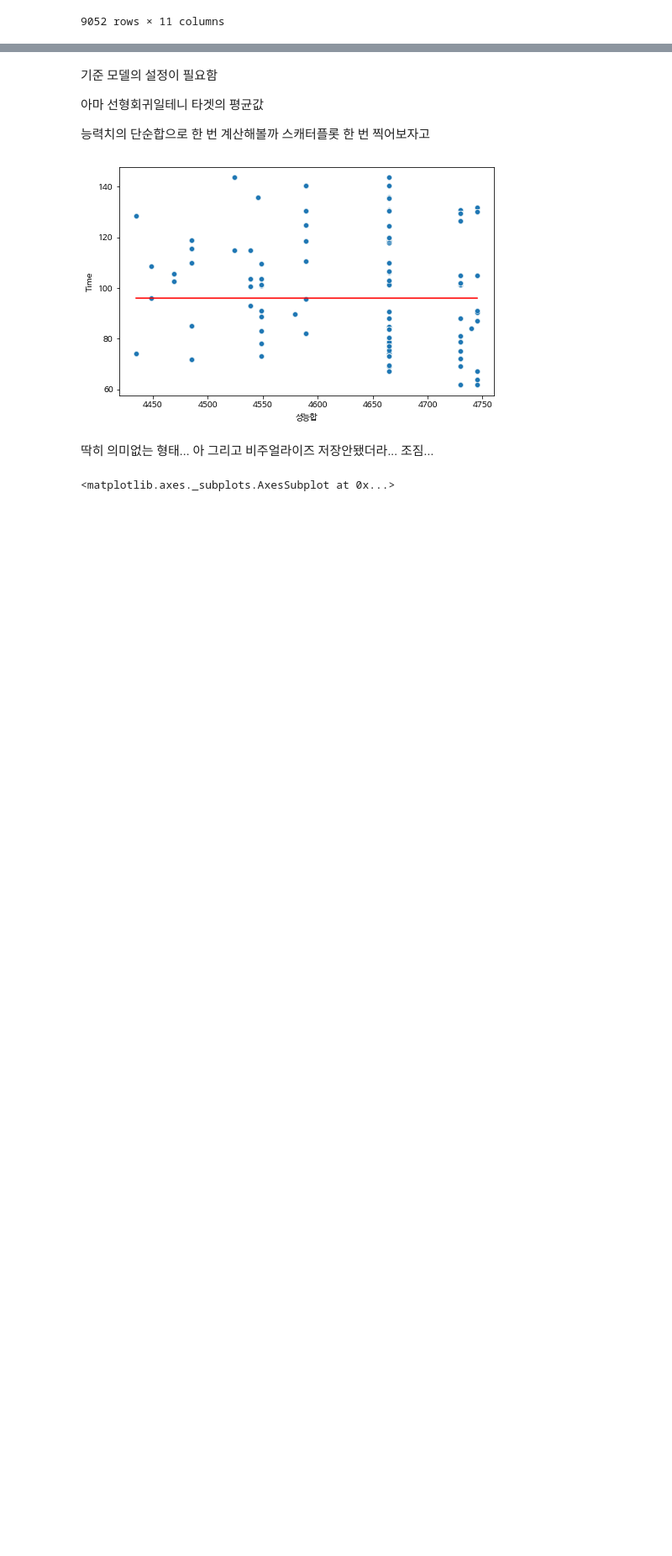
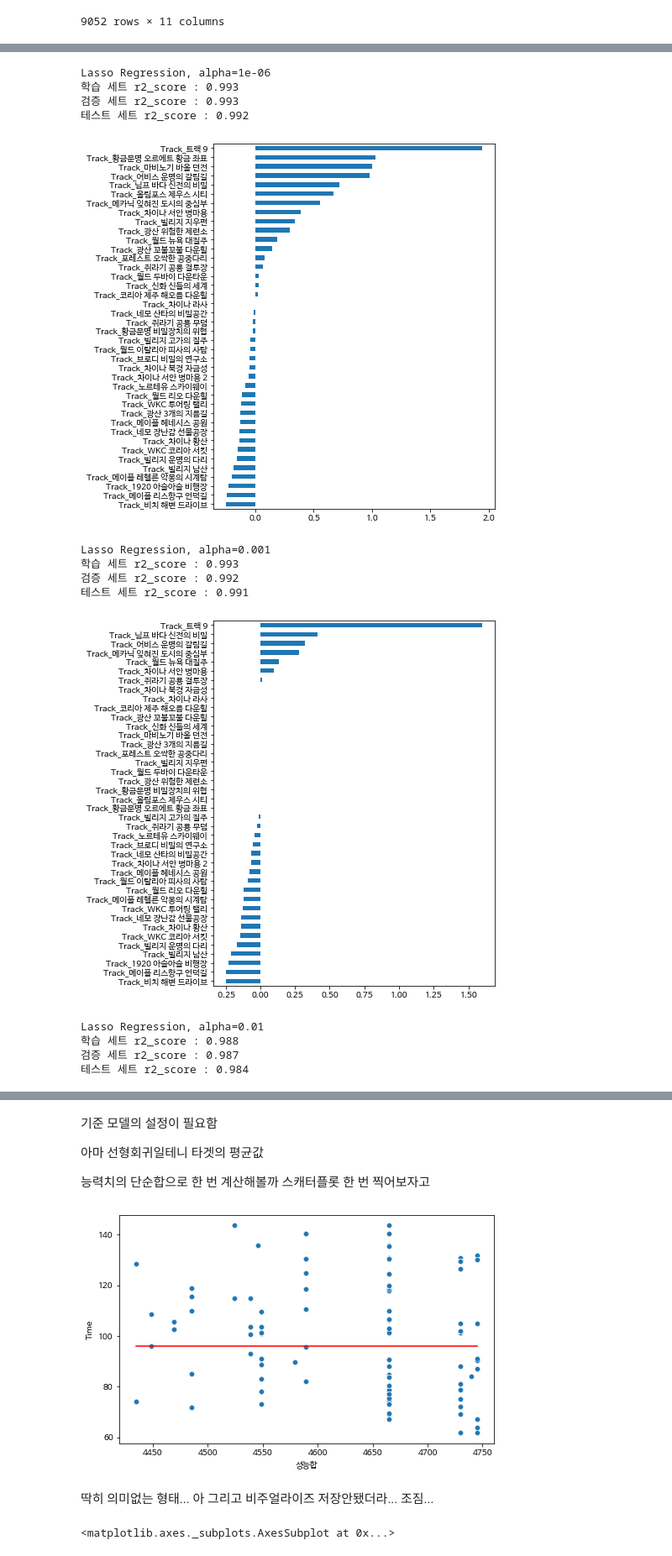
Before and after one commit to ORCT/ds-section2-project, a Jupyter notebook: Modeling.ipynb, the cells around one changed output, grey strips where cells are left out. Shown at 84% size. Saved outputs shown, nothing was run; the diff lists cells and outputs as text; code cells hidden in the pictures; blank space fills up the shorter version.

```diff
--- a/Modeling.ipynb
+++ b/Modeling.ipynb
@@ -59,0 +120,3 @@ df
+# %%
+df.drop(['Match_Id'], axis=1, inplace=True)
+df.info()
@@ -59,0 +397,11 @@ df
+# %%
+# ridgecv로 학습
+alphas = np.arange(1, 100, 10)
+ridge = RidgeCV(alphas=alphas, cv=5)
+ridge.fit(X_train_ohe, y_train)
+
+print("alpha: ", ridge.alpha_)
+
+
+# 성능 확인
+ridge_train, ridge_val, ridge_test = print_score(ridge, X_train_ohe, y_train, X_test_ohe, y_test)
@@ -59,0 +434,38 @@ df
+# %%
+"""
+패널티값(alpha)이 커질수록 회귀계수가 작아지는 것을 그래프로 확인해보세요.
+"""
+
+for alpha in [0.000001, 0.001, 0.01, 1.0, 100]:
+
+    print(f'Lasso Regression, alpha={alpha}')
+
+    # Ridge 모델 학습
+    lasso = Lasso(alpha=alpha)
+    lasso.fit(X_train_ohe, y_train)
+
+    # 성능 확인
+    print_score(lasso, X_train_ohe, y_train, X_test_ohe, y_test)
+
+    # plot coefficients
+    # 절대값 상위 40개의 회귀계수만 그래프에 나타냈습니다.
+    coefficients = pd.Series(lasso.coef_, X_train_ohe.columns)
+    idx = np.abs(coefficients).head(40).index
+    plt.figure(figsize=(6, 8))
+    coefficients[idx].sort_values().plot.barh()
+    plt.show()
+# %% [output]
+Lasso Regression, alpha=1e-06
+학습 세트 r2_score : 0.993
+검증 세트 r2_score : 0.993
+테스트 세트 r2_score : 0.992
+[figure, added]
+Lasso Regression, alpha=0.001
+학습 세트 r2_score : 0.993
+검증 세트 r2_score : 0.992
+테스트 세트 r2_score : 0.991
+[figure, added]
+Lasso Regression, alpha=0.01
+학습 세트 r2_score : 0.988
+검증 세트 r2_score : 0.987
+테스트 세트 r2_score : 0.984
```
Also changed, not shown: parts of 45 cells of this notebook.
